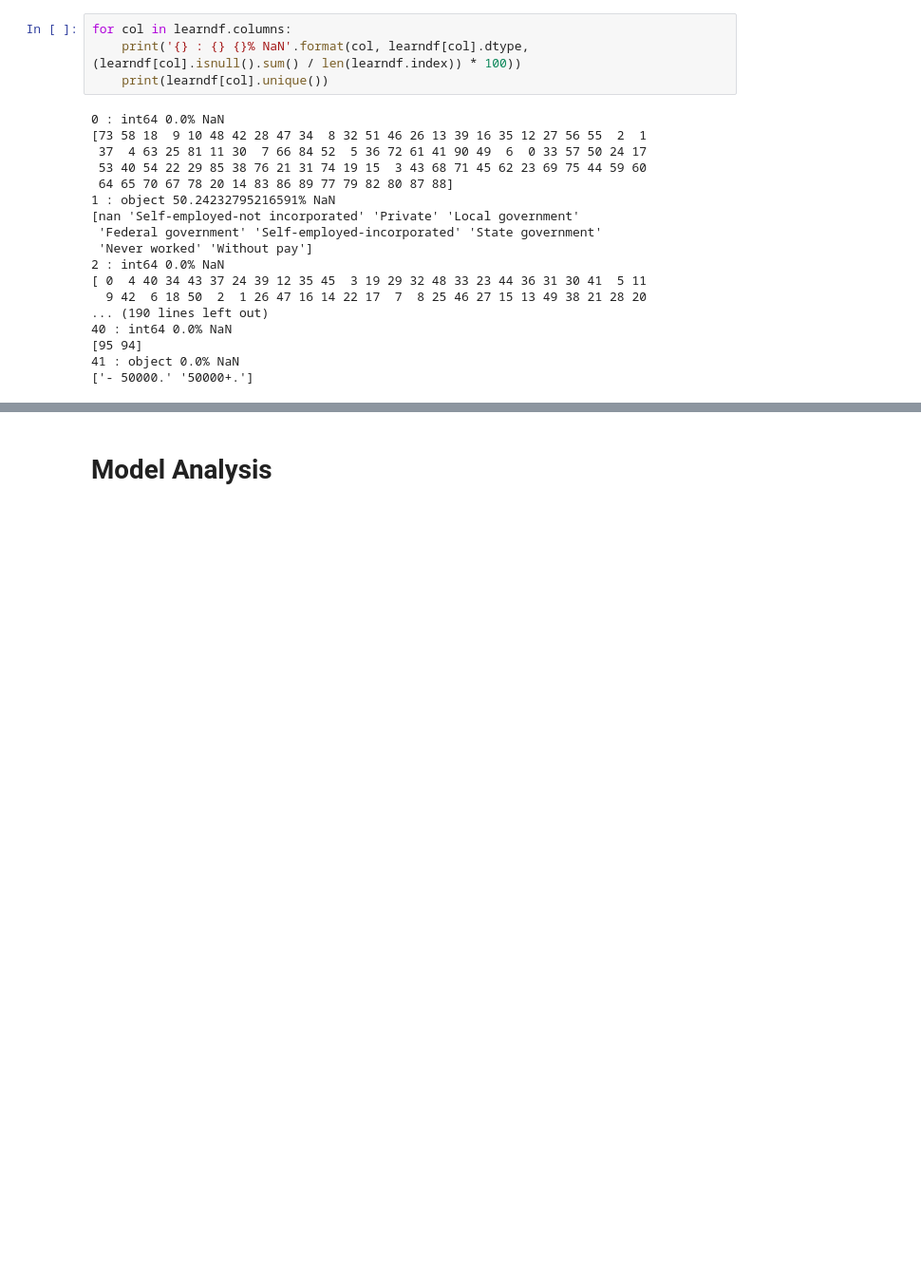
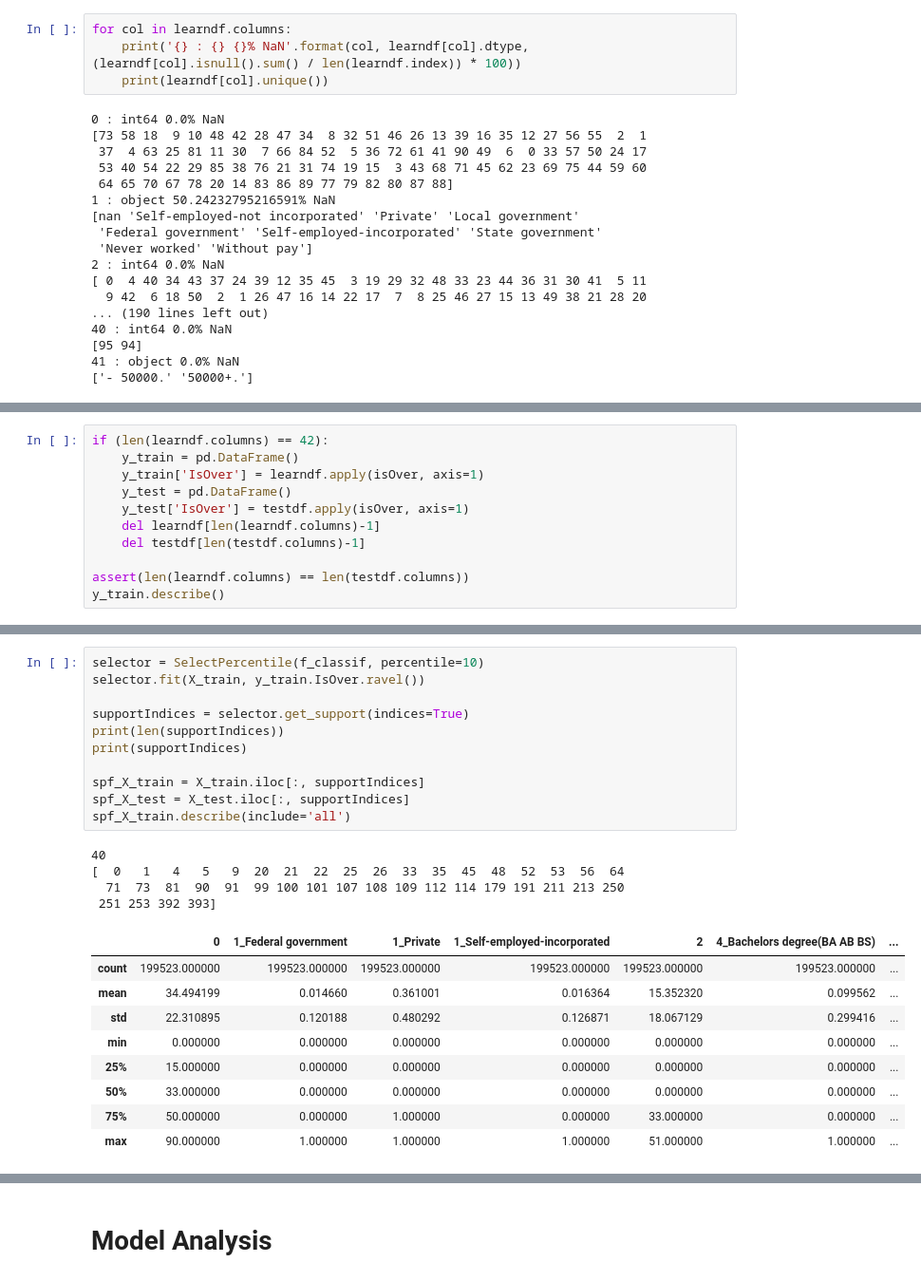
Before and after one commit to pyousefi/Dataiku, a Jupyter notebook: us_census_full/US Census (Python 3).ipynb, the cells around one changed output, grey strips where cells are left out. Shown at 95% size. Saved outputs shown, nothing was run; the diff lists cells and outputs as text; blank space fills up the shorter version.

```diff
--- a/us_census_full/US Census (Python 3).ipynb
+++ b/us_census_full/US Census (Python 3).ipynb
@@ -145,0 +157,11 @@ Loaded...
+# %%
+if (len(learndf.columns) == 42):
+    y_train = pd.DataFrame()
+    y_train['IsOver'] = learndf.apply(isOver, axis=1)
+    y_test = pd.DataFrame()
+    y_test['IsOver'] = testdf.apply(isOver, axis=1)
+    del learndf[len(learndf.columns)-1]
+    del testdf[len(testdf.columns)-1]
+
+assert(len(learndf.columns) == len(testdf.columns))
+y_train.describe()
@@ -145,0 +269,25 @@ Loaded...
+# %%
+selector = SelectPercentile(f_classif, percentile=10)
+selector.fit(X_train, y_train.IsOver.ravel())
+
+supportIndices = selector.get_support(indices=True)
+print(len(supportIndices))
+print(supportIndices)
+
+spf_X_train = X_train.iloc[:, supportIndices]
+spf_X_test = X_test.iloc[:, supportIndices]
+spf_X_train.describe(include='all')
+# %% [output]
+40
+[  0   1   4   5   9  20  21  22  25  26  33  35  45  48  52  53  56  64
+  71  73  81  90  91  99 100 101 107 108 109 112 114 179 191 211 213 250
+ 251 253 392 393]
+|  | 0 | 1_Federal government | 1_Private | 1_Self-employed-incorporated | 2 | 4_Bachelors degree(BA AB BS) | ... |
+| count | 199523.000000 | 199523.000000 | 199523.000000 | 199523.000000 | 199523.000000 | 199523.000000 | ... |
+| mean | 34.494199 | 0.014660 | 0.361001 | 0.016364 | 15.352320 | 0.099562 | ... |
+| std | 22.310895 | 0.120188 | 0.480292 | 0.126871 | 18.067129 | 0.299416 | ... |
+| min | 0.000000 | 0.000000 | 0.000000 | 0.000000 | 0.000000 | 0.000000 | ... |
+| 25% | 15.000000 | 0.000000 | 0.000000 | 0.000000 | 0.000000 | 0.000000 | ... |
+| 50% | 33.000000 | 0.000000 | 0.000000 | 0.000000 | 0.000000 | 0.000000 | ... |
+| 75% | 50.000000 | 0.000000 | 1.000000 | 0.000000 | 33.000000 | 0.000000 | ... |
+| max | 90.000000 | 1.000000 | 1.000000 | 1.000000 | 51.000000 | 1.000000 | ... |
```
Also changed, not shown: parts of 17 cells of this notebook.
